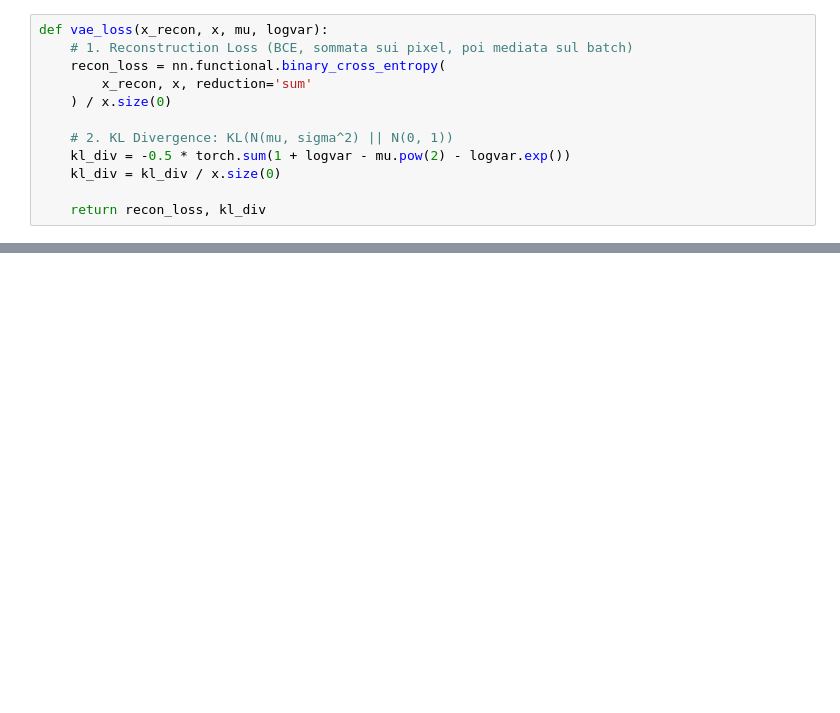
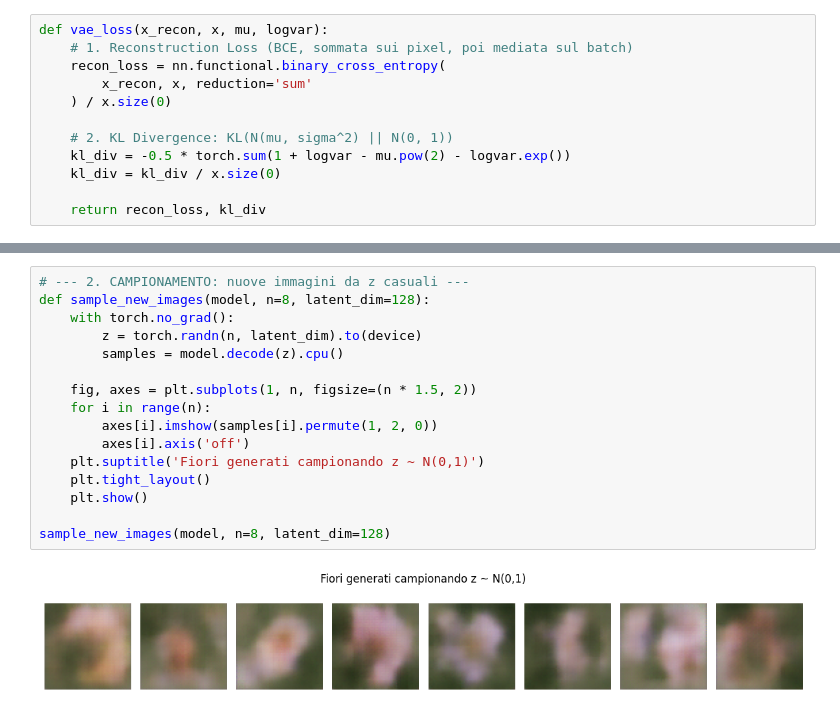
Before and after one commit to matteoliotti/modulo6_P2, a Jupyter notebook: modulo6_P2.ipynb, the cells around one changed output, grey strips where cells are left out. Saved outputs shown, nothing was run; the diff lists cells and outputs as text; blank space fills up the shorter version.

Commit message:
Fase 5
Analisi dello Spazio Latente e Generazione

```diff
--- a/modulo6_P2.ipynb
+++ b/modulo6_P2.ipynb
@@ -209,0 +240,18 @@ plt.show()
+# %%
+# --- 2. CAMPIONAMENTO: nuove immagini da z casuali ---
+def sample_new_images(model, n=8, latent_dim=128):
+    with torch.no_grad():
+        z = torch.randn(n, latent_dim).to(device)
+        samples = model.decode(z).cpu()
+
+    fig, axes = plt.subplots(1, n, figsize=(n * 1.5, 2))
+    for i in range(n):
+        axes[i].imshow(samples[i].permute(1, 2, 0))
+        axes[i].axis('off')
+    plt.suptitle('Fiori generati campionando z ~ N(0,1)')
+    plt.tight_layout()
+    plt.show()
+
+sample_new_images(model, n=8, latent_dim=128)
+# %% [output]
+[figure, added]
```
Also changed, not shown: parts of 4 cells of this notebook.
